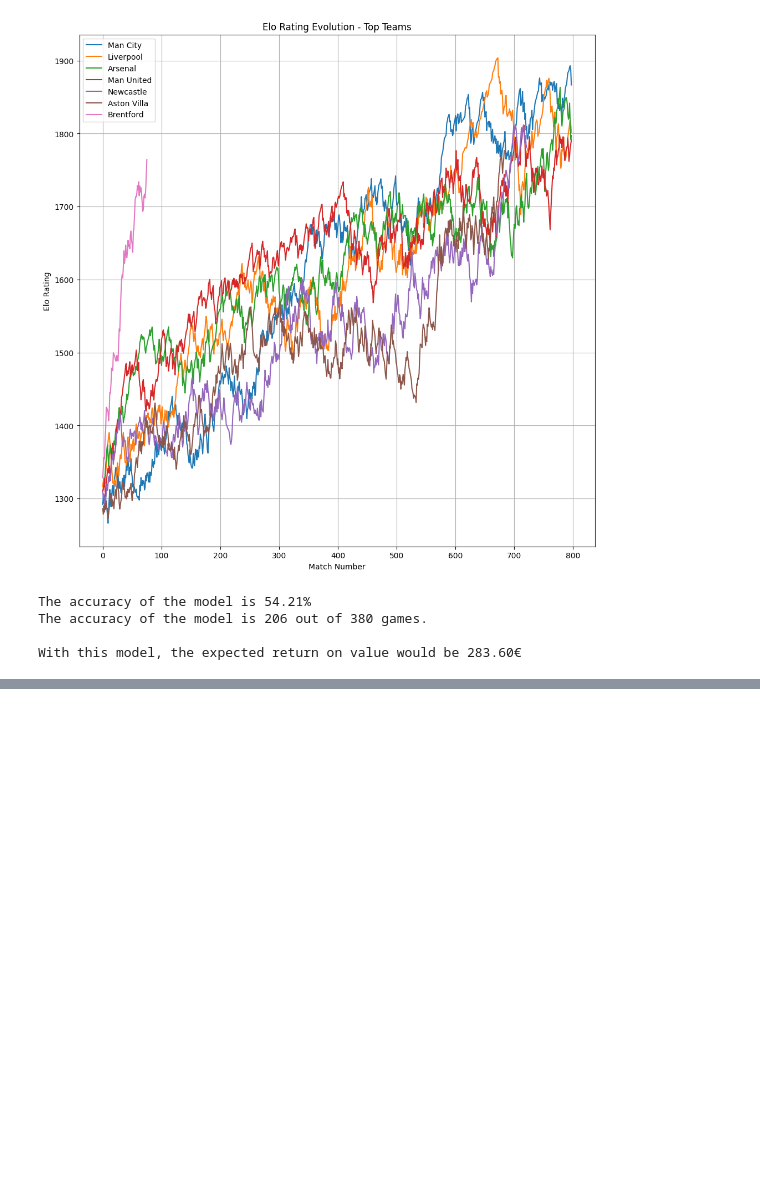
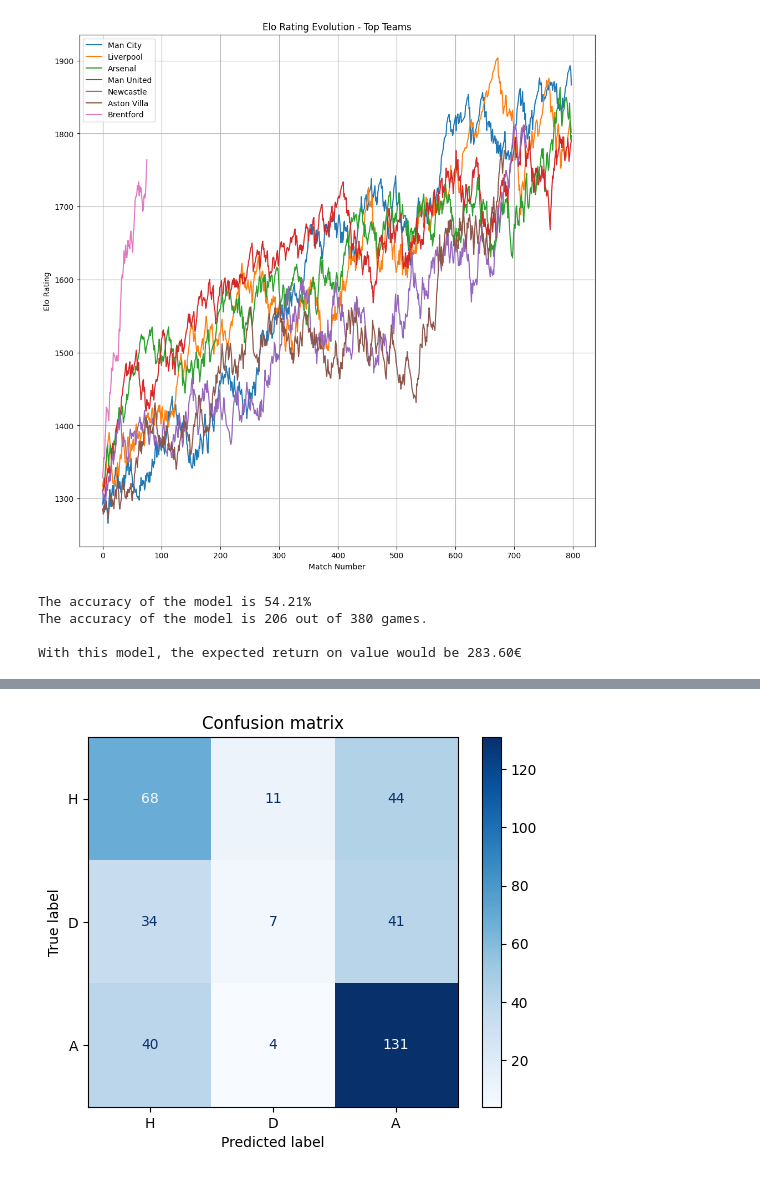
Before and after one commit to AndreasMarken/A3I-Unibo-Project, a Jupyter notebook: notebook/4. Elo model.ipynb, the cells around one changed output, grey strips where cells are left out. Drawn from its saved outputs; the diff is of its cells as text; code cells hidden in the pictures; blank space fills up the shorter version.

Commit message:
Added visualization

```diff
--- a/notebook/4. Elo model.ipynb
+++ b/notebook/4. Elo model.ipynb
@@ -341,2 +360,7 @@ With this model, the expected return on value would be 283.60€
+# %%
+cm = confusion_matrix(predictions["FTR"], predictions["Prediction"])
+plot_confusion_matrix(cm, ["H", "D", "A"])
+# %% [output]
+[figure, added]
 # %%
 data_aggregator.save_metrics("optimized-ELO-model", accuracy, won)
```
Also changed, not shown: parts of 2 cells of this notebook, 4 other files.
